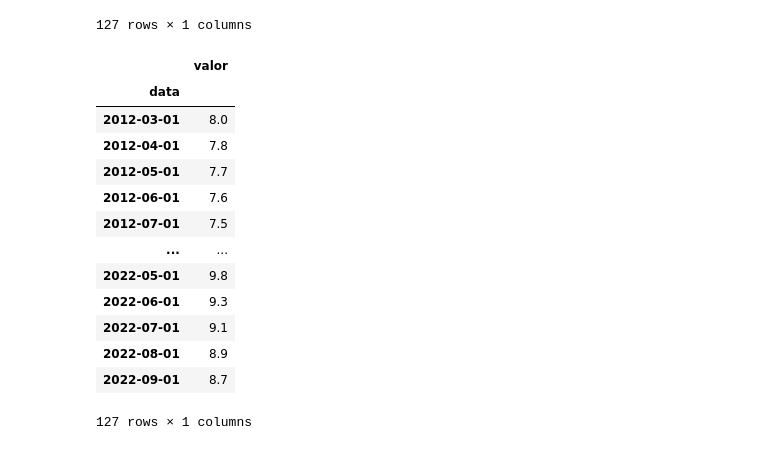
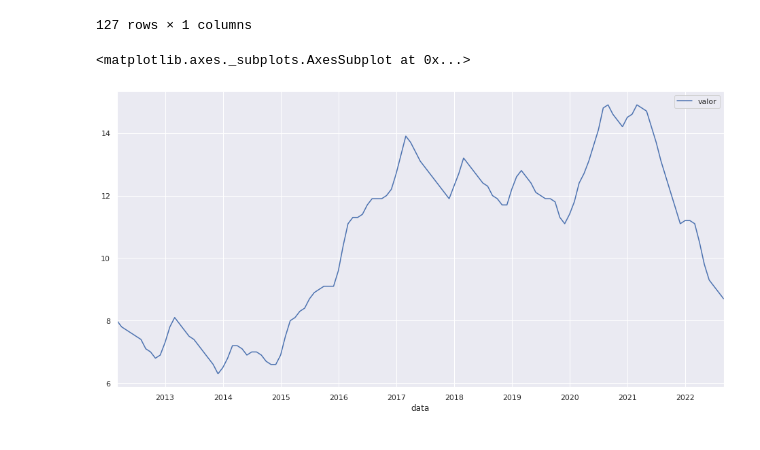
Before and after one commit to danoliver1792/dados, a Jupyter notebook: desemprego/desemprego.ipynb, the cells around one changed output. Drawn from its saved outputs; the diff is of its cells as text; code cells hidden in the pictures.

Commit message:
alterando arquivo com indice de desemprego

```diff
--- a/desemprego/desemprego.ipynb
+++ b/desemprego/desemprego.ipynb
@@ -30,21 +30,3 @@ desemprego
 | 2022-08-01 | 8.9 |
 | 2022-09-01 | 8.7 |
 127 rows × 1 columns
-# %%
-desempregoTratado = desemprego.filter(items=['data', 'valor'])
-desempregoTratado
-# %% [output]
-|  | valor |
-| data |  |
-| 2012-03-01 | 8.0 |
-| 2012-04-01 | 7.8 |
-| 2012-05-01 | 7.7 |
-| 2012-06-01 | 7.6 |
-| 2012-07-01 | 7.5 |
-| ... | ... |
-| 2022-05-01 | 9.8 |
-| 2022-06-01 | 9.3 |
-| 2022-07-01 | 9.1 |
-| 2022-08-01 | 8.9 |
-| 2022-09-01 | 8.7 |
-127 rows × 1 columns
@@ -52,0 +33,5 @@ desempregoTratado.to_csv('desemprego.csv')
+# %%
+desemprego.plot()
+# %% [output]
+<matplotlib.axes._subplots.AxesSubplot at 0x...>
+[figure, added]
```
Also changed, not shown: parts of 1 cell of this notebook.
